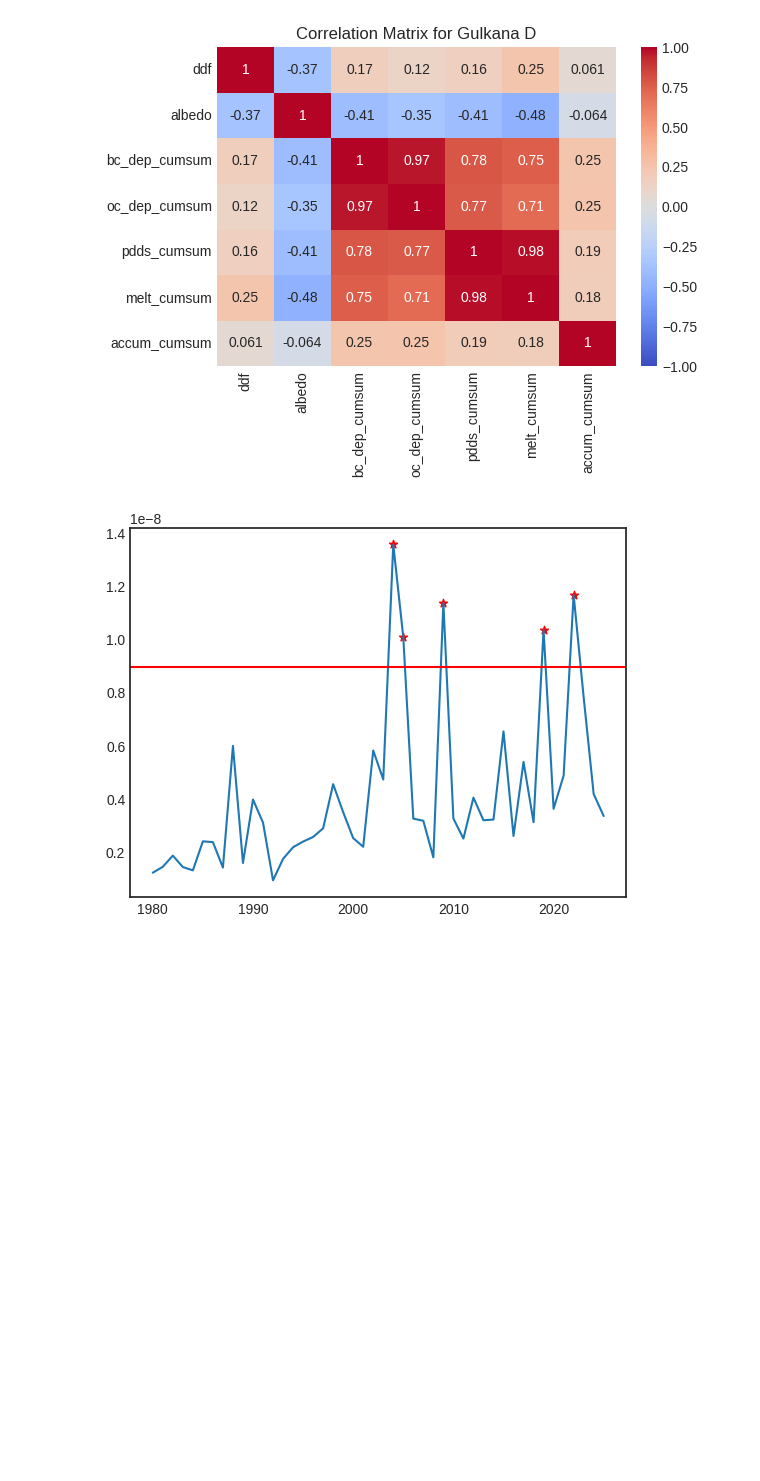
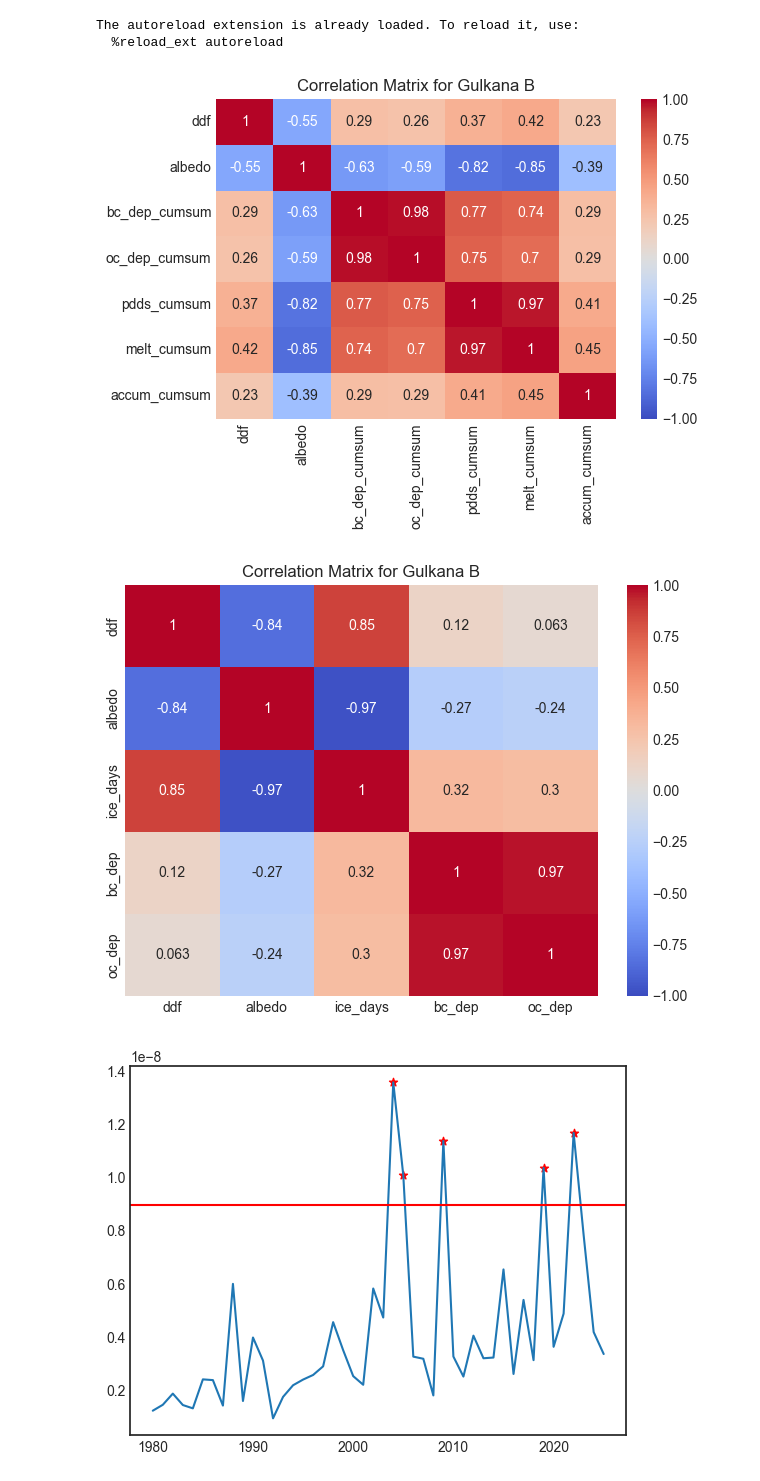
Before and after one commit to clairevwilson/PEBSI, a Jupyter notebook: ddf_proj.ipynb, the cells around one changed output. Cells and saved outputs as stored; diff of their text form; code cells hidden in the pictures; blank space fills up the shorter version.

```diff
--- a/ddf_proj.ipynb
+++ b/ddf_proj.ipynb
@@ -8,10 +8,19 @@ import matplotlib.pyplot as plt
 import seaborn as sns
 import matplotlib as mpl
 from shop.plotting.plotting_fxns import *
-base_fp = '/trace/group/rounce/cvwilson/Output/'
-home_fp = '/trace/home/cvwilson/research/'
+import socket
+if 'trace' in socket.gethostname():
+    base_fp = '/trace/group/rounce/cvwilson/Output/'
+    home_fp = '/trace/home/cvwilson/research/'
+else:
+    base_fp = 'C:/Users/cvw30/Research/Output/'
+    home_fp = 'C:/Users/cvw30/Research/'
+
 colors = ['#63c4c7','#fcc02e','#4D559C','#60C252','#BF1F6A',
               '#F77808','#298282','#999999','#FF89B0','#427801']
+# %% [output]
+The autoreload extension is already loaded. To reload it, use:
+  %reload_ext autoreload
 # %%
 def compute_ddf(ds, time_res = '1D'):
     """
@@ -21,16 +30,24 @@ def compute_ddf(ds, time_res = '1D'):
     # Clip temperature to positive values
     positive_temp = ds['airtemp'].clip(min=0)
 
-    # Resample to daily
+    # Clip snow timestamps only
+    daily_snowdepth = ds['layerheight'].where(ds['layertype'] < 2).sum(dim='layer').resample(time='1D').min()
+
+    # Resample to time resolution input
     resampled_melt = ds['melt'].resample({'time': time_res}).sum() * 1000
     resampled_positive_temp = positive_temp.resample({'time': time_res}).sum()
     resampled_albedo = ds['albedo'].resample({'time':time_res}).mean()
     resampled_acc = ds['accum'].resample({'time': time_res}).sum() * 1000
+    resampled_icedays = ds['albedo'].resample({'time':time_res}).mean() * np.nan
+
+    if 'YS' in time_res:
+        resampled_icedays = (daily_snowdepth <= 1e-8).resample(time=time_res).sum()
 
     # Compute PDD factor
     pdd_factor = resampled_melt / resampled_positive_temp
     pdd_factor = pdd_factor.where(np.isfinite(pdd_factor))  # mask inf/nan
     pdd_factor = pdd_factor.where(resampled_melt > 10)
+    # pdd_factor = pdd_factor.where(daily_snowdepth <= 1e-8)
 
     # Return as new dataset
     return xr.Dataset({
@@ -38,37 +55,44 @@ def compute_ddf(ds, time_res = '1D'):
         'pdds':resampled_positive_temp,
         'ddf':pdd_factor,
         'albedo':resampled_albedo,
-        'accum':resampled_acc
+        'accum':resampled_acc,
+        'ice_days':resampled_icedays
     })
 # %%
-site = 'AU'
-for site in ['D']: #['AU','B','D','Z']:
-    ds = xr.open_dataset(base_fp + f'gulkana{site}_2026_01_12_noBCOC_long_1.nc') # BASE
+site = 'B'
+# for site in ['B']: #['AU','B','D','Z']:
+for timeres in ['1D','YS-OCT']:
+    ds = xr.open_dataset(base_fp + f'gulkana{site}_2026_02_03_base_long_0.nc')
     ds_bcd = xr.open_dataset('../climate_data/MERRA2/BCDP002/MERRA2_BCDP002_gulkana_alltime.nc')
     ds_bcw = xr.open_dataset('../climate_data/MERRA2/BCWT002/MERRA2_BCWT002_gulkana_alltime.nc')
     ds_ocd = xr.open_dataset('../climate_data/MERRA2/OCDP002/MERRA2_OCDP002_gulkana_alltime.nc')
     ds_ocw = xr.open_dataset('../climate_data/MERRA2/OCWT002/MERRA2_OCWT002_gulkana_alltime.nc')
     ds_bc = ds_bcd['BCDP002'] + ds_bcw['BCWT002']
     ds_oc = ds_ocd['OCDP002'] + ds_ocw['OCWT002']
 
-    ds_ddf = compute_ddf(ds)
+    ds_ddf = compute_ddf(ds, timeres)
     ds_ddf = ds_ddf.sel(time=ds_ddf['ddf'].notnull())
-    ds_ddf['bc_dep'] = ds_bc.resample(time='1D').sum()
-    ds_ddf['oc_dep'] = ds_oc.resample(time='1D').sum()
-    water_year = xr.where(ds_ddf['time.month'] >= 10, ds_ddf['time.year'] + 1, ds_ddf['time.year'])
-    for var in ['bc_dep','oc_dep','pdds','melt','accum']:
-        ds_ddf[f'{var}_cumsum'] = (ds_ddf[var].groupby(water_year).cumsum())
+    ds_ddf['bc_dep'] = ds_bc.resample(time=timeres).sum()
+    ds_ddf['oc_dep'] = ds_oc.resample(time=timeres).sum()
 
-    df = ds_ddf.to_dataframe().drop(columns=['melt','pdds','lat','lon','bc_dep','oc_dep','accum'])
+    drop_vars = ['melt','pdds','lat','lon','accum']
+    if timeres == '1D':
+        water_year = xr.where(ds_ddf['time.month'] >= 10, ds_ddf['time.year'] + 1, ds_ddf['time.year'])
+        for var in ['bc_dep','oc_dep','pdds','melt','accum']:
+            ds_ddf[f'{var}_cumsum'] = (ds_ddf[var].groupby(water_year).cumsum())
+        drop_vars += ['bc_dep','oc_dep', 'ice_days']
+
+    df = ds_ddf.to_dataframe().drop(columns=drop_vars)
     corr = df.corr()
 
     # Plot
     sns.heatmap(corr, annot=True, cmap='coolwarm', vmin=-1, vmax=1)
     plt.title(f'Correlation Matrix for Gulkana {site}')
     plt.tight_layout()
     plt.show()
 # %% [output]
-[figure, old version]
+[figure, new version]
+[figure, added]
 # %%
 ds = xr.open_dataset('../climate_data/MERRA2/BCDP002/MERRA2_BCDP002_gulkana_alltime.nc')
 ds2 = xr.open_dataset('../climate_data/MERRA2/BCWT002/MERRA2_BCWT002_gulkana_alltime.nc')
```
Also changed, not shown: parts of 7 cells of this notebook, 1 other file.
